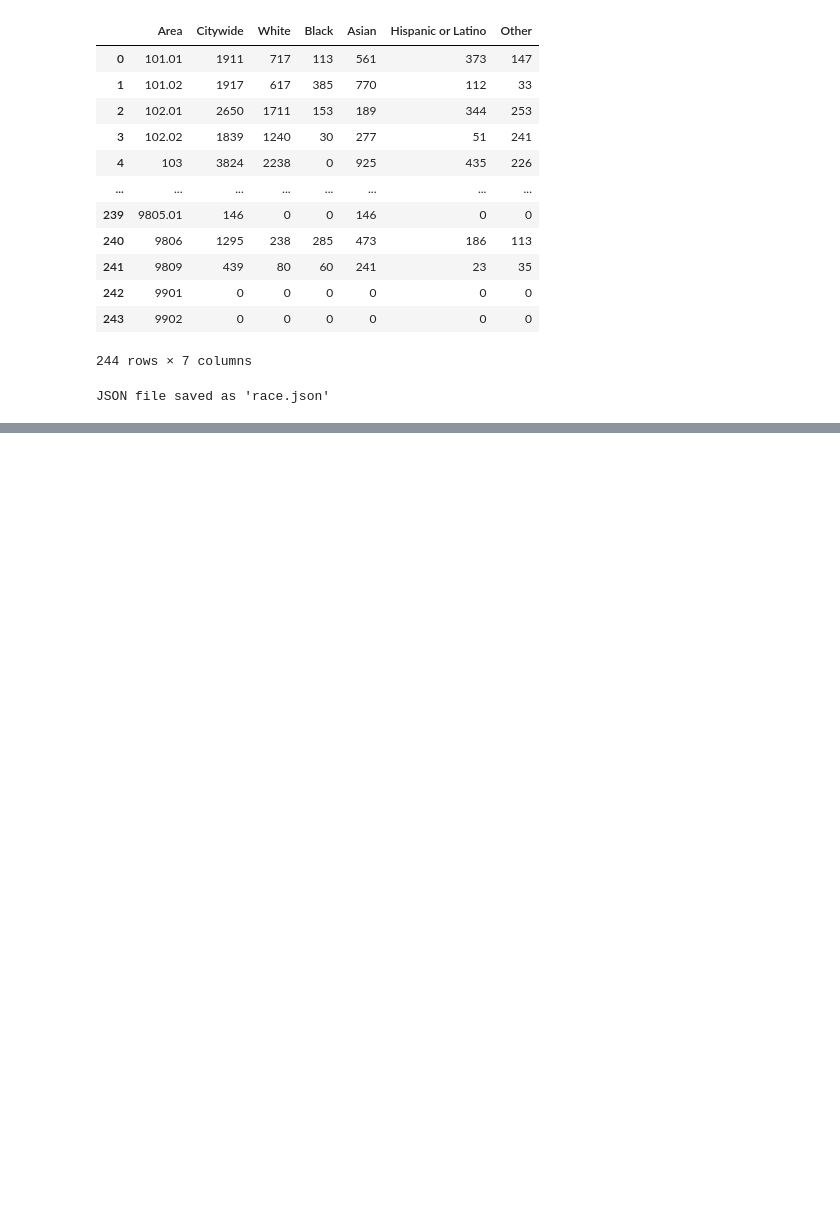
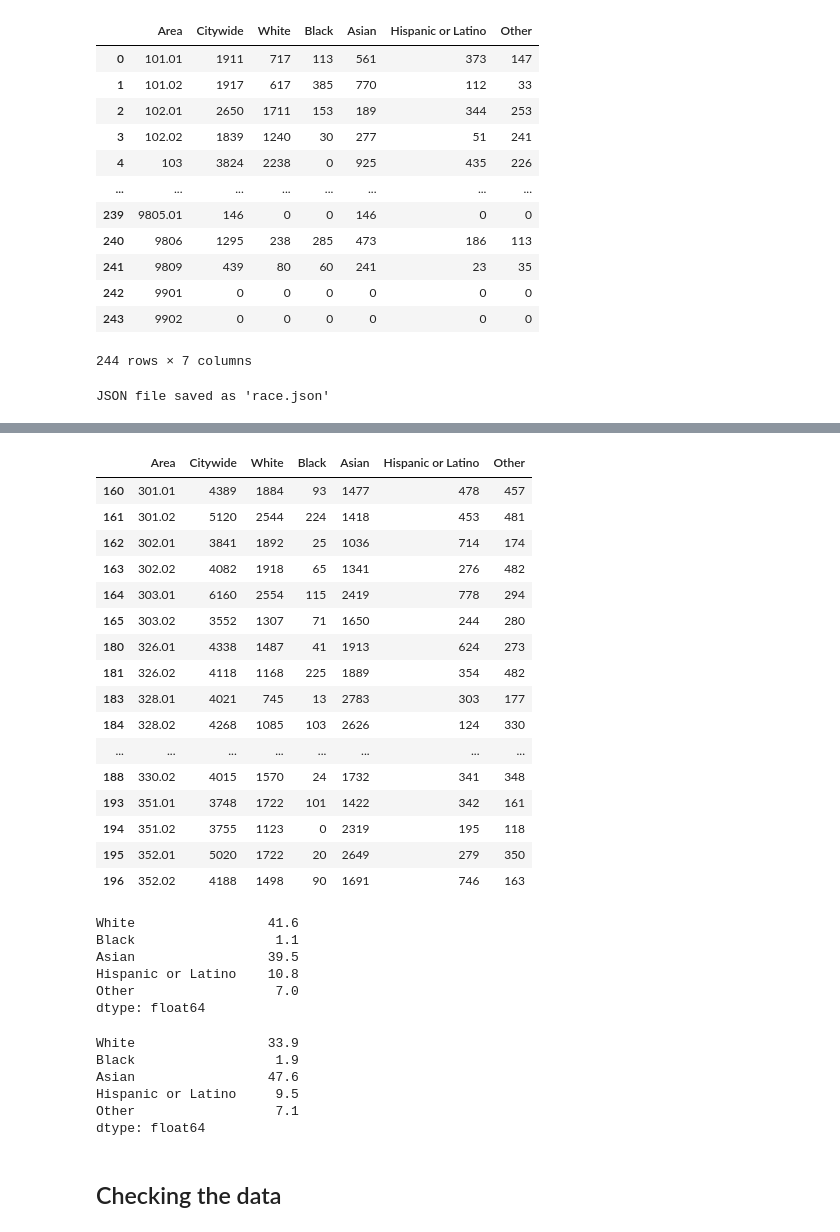
Before and after one commit to MissionLocal/2026-neighborhood-maps, a Jupyter notebook: docs/bayview-data/analysis/race/race-2024.ipynb, the cells around one changed output, grey strips where cells are left out. Cells and saved outputs as stored; diff of their text form; code cells hidden in the pictures; blank space fills up the shorter version.

Commit message:
checking things

```diff
--- a/docs/bayview-data/analysis/race/race-2024.ipynb
+++ b/docs/bayview-data/analysis/race/race-2024.ipynb
@@ -164,0 +167,5 @@ JSON file saved as 'race.json'
+# %%
+# read lookup.csv that is in ../../data/lookup.csv
+
+lookup_df = pd.read_csv('../../data/lookup.csv')
+lookup_df.head(3)
@@ -164,0 +200,2 @@ JSON file saved as 'race.json'
+# %%
+sunset_lookup_df = lookup_df[lookup_df['neighborhood'].isin(['Inner Sunset', 'Sunset/Parkside'])]
@@ -164,0 +222,5 @@ JSON file saved as 'race.json'
+# %%
+# make a list of the tract numbers in richmond_lookup_df and convert to string
+
+richmond_tracts = richmond_lookup_df['tract'].astype(str).tolist()
+sunset_tracts = sunset_lookup_df['tract'].astype(str).tolist()
@@ -164,0 +284,5 @@ JSON file saved as 'race.json'
+# %%
+# only keep the rows in df where the Area column is in richmond_tracts
+
+richmond_df = df[df['Area'].isin(richmond_tracts)]
+sunset_df = df[df['Area'].isin(sunset_tracts)]
@@ -164,0 +304,20 @@ JSON file saved as 'race.json'
+# %%
+sunset_df
+# %% [output]
+|  | Area | Citywide | White | Black | Asian | Hispanic or Latino | Other |
+| 160 | 301.01 | 4389 | 1884 | 93 | 1477 | 478 | 457 |
+| 161 | 301.02 | 5120 | 2544 | 224 | 1418 | 453 | 481 |
+| 162 | 302.01 | 3841 | 1892 | 25 | 1036 | 714 | 174 |
+| 163 | 302.02 | 4082 | 1918 | 65 | 1341 | 276 | 482 |
+| 164 | 303.01 | 6160 | 2554 | 115 | 2419 | 778 | 294 |
+| 165 | 303.02 | 3552 | 1307 | 71 | 1650 | 244 | 280 |
+| 180 | 326.01 | 4338 | 1487 | 41 | 1913 | 624 | 273 |
+| 181 | 326.02 | 4118 | 1168 | 225 | 1889 | 354 | 482 |
+| 183 | 328.01 | 4021 | 745 | 13 | 2783 | 303 | 177 |
+| 184 | 328.02 | 4268 | 1085 | 103 | 2626 | 124 | 330 |
+| ... | ... | ... | ... | ... | ... | ... | ... |
+| 188 | 330.02 | 4015 | 1570 | 24 | 1732 | 341 | 348 |
+| 193 | 351.01 | 3748 | 1722 | 101 | 1422 | 342 | 161 |
+| 194 | 351.02 | 3755 | 1123 | 0 | 2319 | 195 | 118 |
+| 195 | 352.01 | 5020 | 1722 | 20 | 2649 | 279 | 350 |
+| 196 | 352.02 | 4188 | 1498 | 90 | 1691 | 746 | 163 |
@@ -164,0 +334,20 @@ JSON file saved as 'race.json'
+# %%
+richmond_race_percentages.round(1)
+# %% [output]
+White                 41.6
+Black                  1.1
+Asian                 39.5
+Hispanic or Latino    10.8
+Other                  7.0
+dtype: float64
+# %%
+sunset_race_percentages.round(1)
+# %% [output]
+White                 33.9
+Black                  1.9
+Asian                 47.6
+Hispanic or Latino     9.5
+Other                  7.1
+dtype: float64
+# %% [markdown]
+## Checking the data
```
Also changed, not shown: parts of 32 cells of this notebook, 2 other files.
